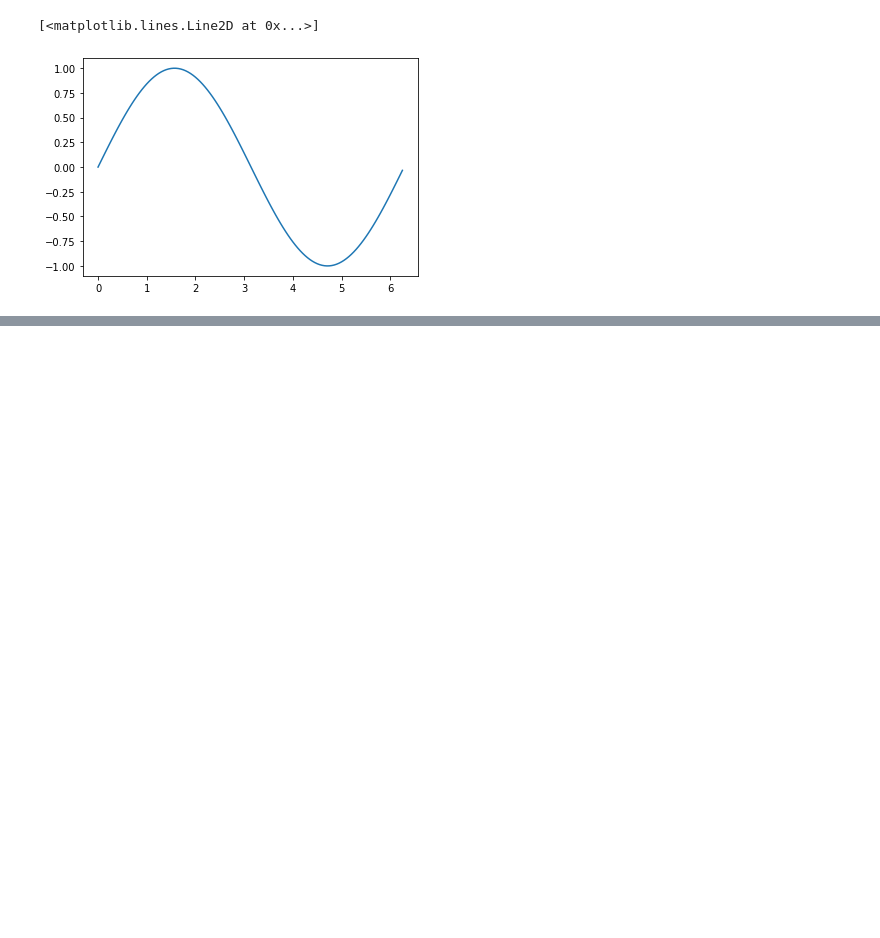
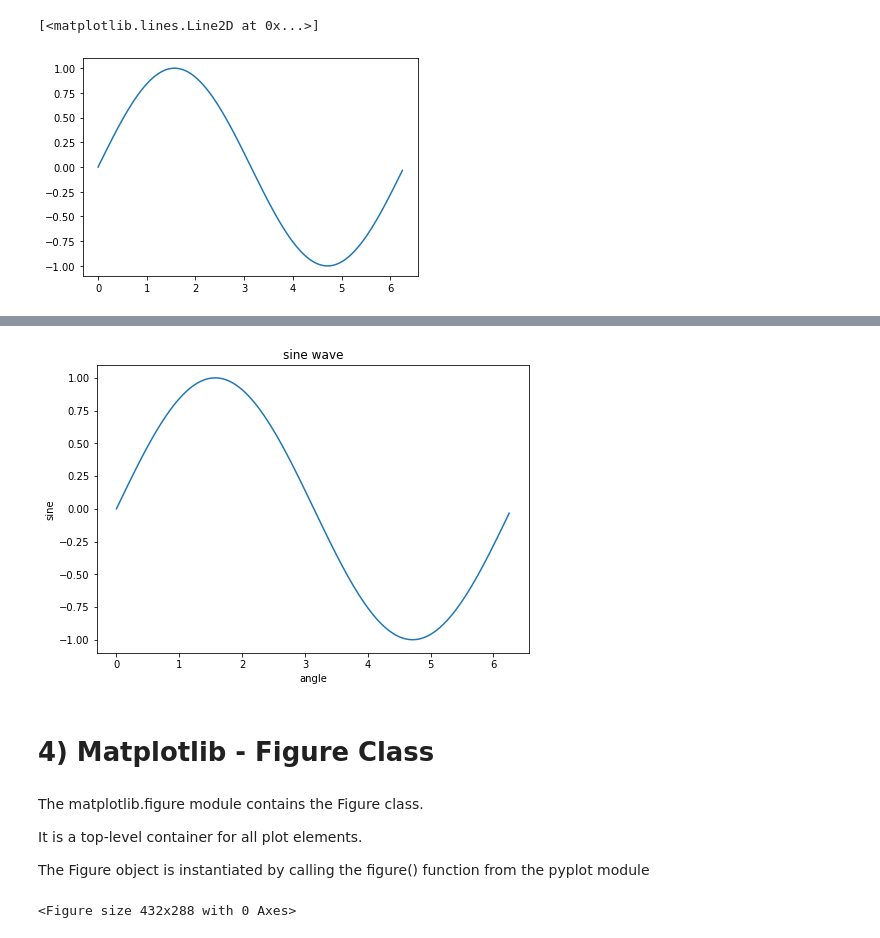
Before and after one commit to victoryapcheeann/matplotlib101, a Jupyter notebook: matplotlib101.ipynb, the cells around one changed output, grey strips where cells are left out. Saved outputs shown, nothing was run; the diff lists cells and outputs as text; code cells hidden in the pictures; blank space fills up the shorter version.

Commit message:
Added matplotlib stuff

```diff
--- a/matplotlib101.ipynb
+++ b/matplotlib101.ipynb
@@ -13,0 +40,24 @@ plt.plot(x,y)
+# %%
+x = np.arange(0, math.pi*2, 0.05)
+y = np.sin(x)
+fig = plt.figure()
+ax = fig.add_axes([0,0,1,1])
+ax.plot(x,y)
+ax.set_title("sine wave")
+ax.set_xlabel('angle')
+ax.set_ylabel('sine')
+plt.show()
+# %% [output]
+[figure, added]
+# %% [markdown]
+# 4) Matplotlib - Figure Class
+# %% [markdown]
+The matplotlib.figure module contains the Figure class.
+
+It is a top-level container for all plot elements.
+
+The Figure object is instantiated by calling the figure() function from the pyplot module
+# %%
+fig = plt.figure()
+# %% [output]
+<Figure size 432x288 with 0 Axes>
```
Also changed, not shown: parts of 29 cells of this notebook.
